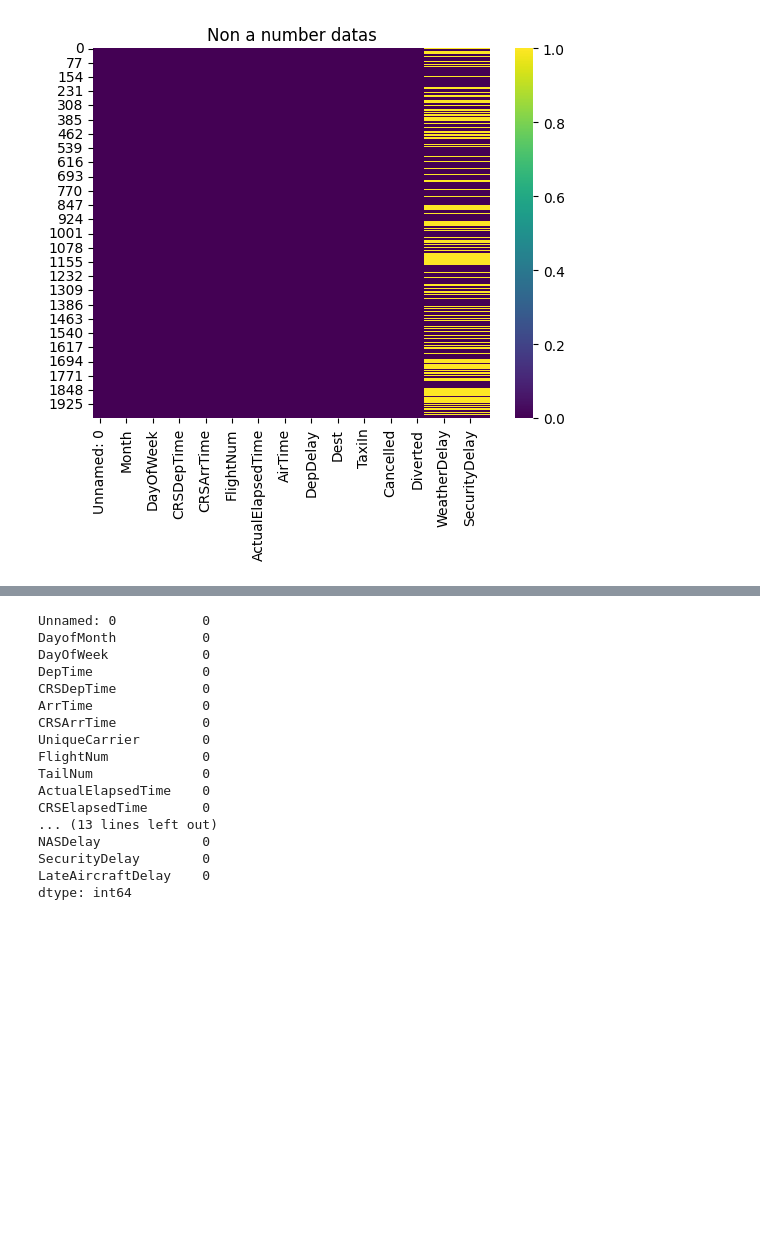
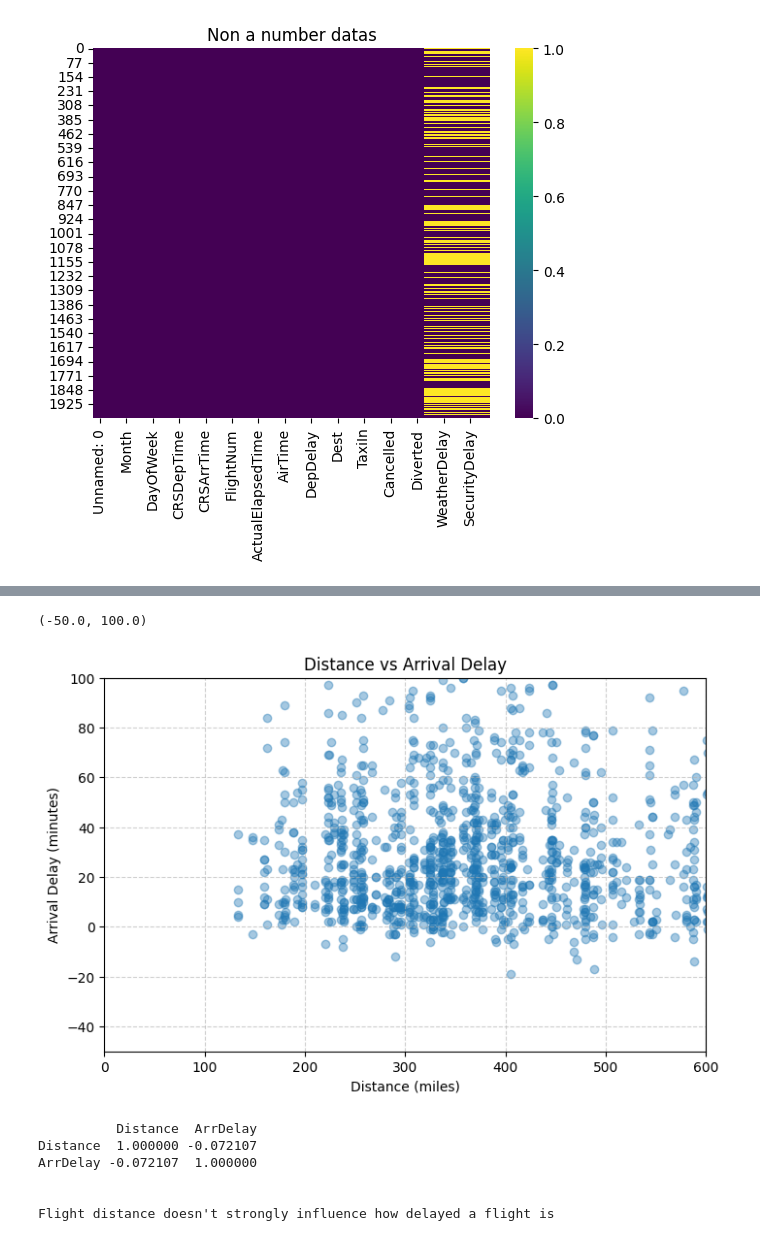
Before and after one commit to McLight-Note/Data_Process_Programming, a Jupyter notebook: Final_Work/analisys.ipynb, the cells around one changed output, grey strips where cells are left out. Drawn from its saved outputs; the diff is of its cells as text; code cells hidden in the pictures; blank space fills up the shorter version.

```diff
--- a/Final_Work/analisys.ipynb
+++ b/Final_Work/analisys.ipynb
@@ -109,2 +230,0 @@ df[delay_cols] = df[delay_cols].fillna(0)
-# %%
-df[['CarrierDelay','WeatherDelay','NASDelay','SecurityDelay','LateAircraftDelay']] = df[['CarrierDelay','WeatherDelay','NASDelay','SecurityDelay','LateAircraftDelay']].fillna(0)
@@ -146,22 +231,23 @@ df[df.isnull().any(axis=1)]
-# %%
-df = df.dropna(subset=['ArrTime','ActualElapsedTime','AirTime','ArrDelay','TaxiIn'])
-# %%
-df.isnull().sum()
-# %% [output]
-Unnamed: 0           0
-DayofMonth           0
-DayOfWeek            0
-DepTime              0
-CRSDepTime           0
-ArrTime              0
-CRSArrTime           0
-UniqueCarrier        0
-FlightNum            0
-TailNum              0
-ActualElapsedTime    0
-CRSElapsedTime       0
-... (13 lines left out)
-NASDelay             0
-SecurityDelay        0
-LateAircraftDelay    0
-dtype: int64
+# %%
+# let’s visualize how flight distance affects arrival delays
+plt.figure(figsize=(8,5))
+plt.scatter(df['Distance'], df['ArrDelay'], alpha=0.4)
+plt.title('Distance vs Arrival Delay')
+plt.xlabel('Distance (miles)')
+plt.ylabel('Arrival Delay (minutes)')
+plt.grid(True, linestyle='--', alpha=0.6)
+plt.xlim(0, 600)
+plt.ylim(-50, 100)
+# %% [output]
+(-50.0, 100.0)
+[figure, added]
+# %%
+print(df[['Distance', 'ArrDelay']].corr())
+print('\n\nFlight distance doesn\'t strongly influence how delayed a flight is')
+# %% [output]
+          Distance  ArrDelay
+Distance  1.000000 -0.072107
+ArrDelay -0.072107  1.000000
+
+
+Flight distance doesn't strongly influence how delayed a flight is
```
Also changed, not shown: parts of 15 cells of this notebook.
